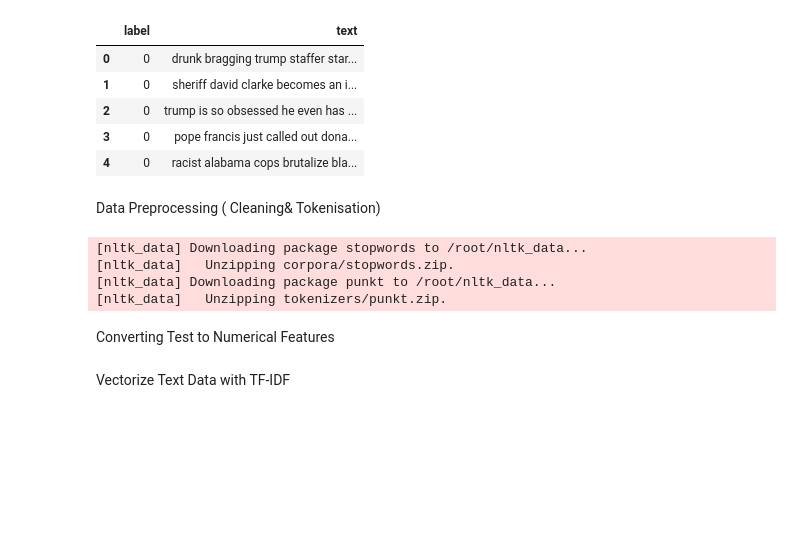
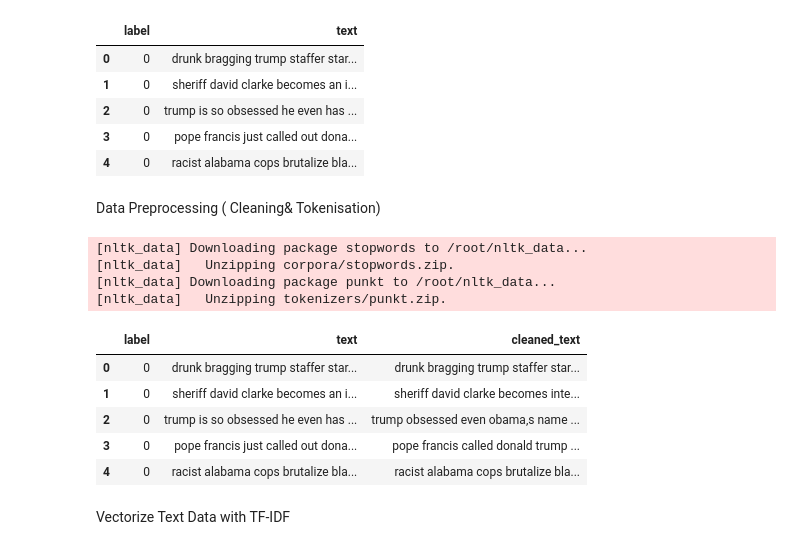
Before and after one commit to Cutie-tee/nlp_project, a Jupyter notebook: nlp_textclassification.ipynb, the cells around one changed output. Drawn from its saved outputs; the diff is of its cells as text; code cells hidden in the pictures; blank space fills up the shorter version.

```diff
--- a/nlp_textclassification.ipynb
+++ b/nlp_textclassification.ipynb
@@ -33,32 +41,39 @@ Data Preprocessing ( Cleaning& Tokenisation)
 
 import string
 from nltk.corpus import stopwords
 from nltk.tokenize import word_tokenize
 import nltk
 
 # Download necessary NLTK data
 nltk.download('stopwords')
 nltk.download('punkt')
 
 # Define stop words and preprocessing function
 stop_words = set(stopwords.words('english'))
 
 def preprocess_text(text):
     # Lowercase the text
     text = text.lower()
     # Remove punctuation
     text = text.translate(str.maketrans('', '', string.punctuation))
     # Tokenize and remove stopwords
     words = word_tokenize(text)
     words = [word for word in words if word not in stop_words]
     return ' '.join(words)
 
+data['label'] = data['label'].astype(int)
+
 # Apply preprocessing to the 'text' column
 data['cleaned_text'] = data['text'].apply(preprocess_text)
+data.head()
 # %% [output]
 [nltk_data] Downloading package stopwords to /root/nltk_data...
 [nltk_data]   Unzipping corpora/stopwords.zip.
 [nltk_data] Downloading package punkt to /root/nltk_data...
 [nltk_data]   Unzipping tokenizers/punkt.zip.
+|  | label | text | cleaned_text |
+| 0 | 0 | drunk bragging trump staffer star... | drunk bragging trump staffer star... |
+| 1 | 0 | sheriff david clarke becomes an i... | sheriff david clarke becomes inte... |
+| 2 | 0 | trump is so obsessed he even has ... | trump obsessed even obama‚s name ... |
+| 3 | 0 | pope francis just called out dona... | pope francis called donald trump ... |
+| 4 | 0 | racist alabama cops brutalize bla... | racist alabama cops brutalize bla... |
-# %% [markdown]
-Converting Test to Numerical Features
```
Also changed, not shown: parts of 15 cells of this notebook.
